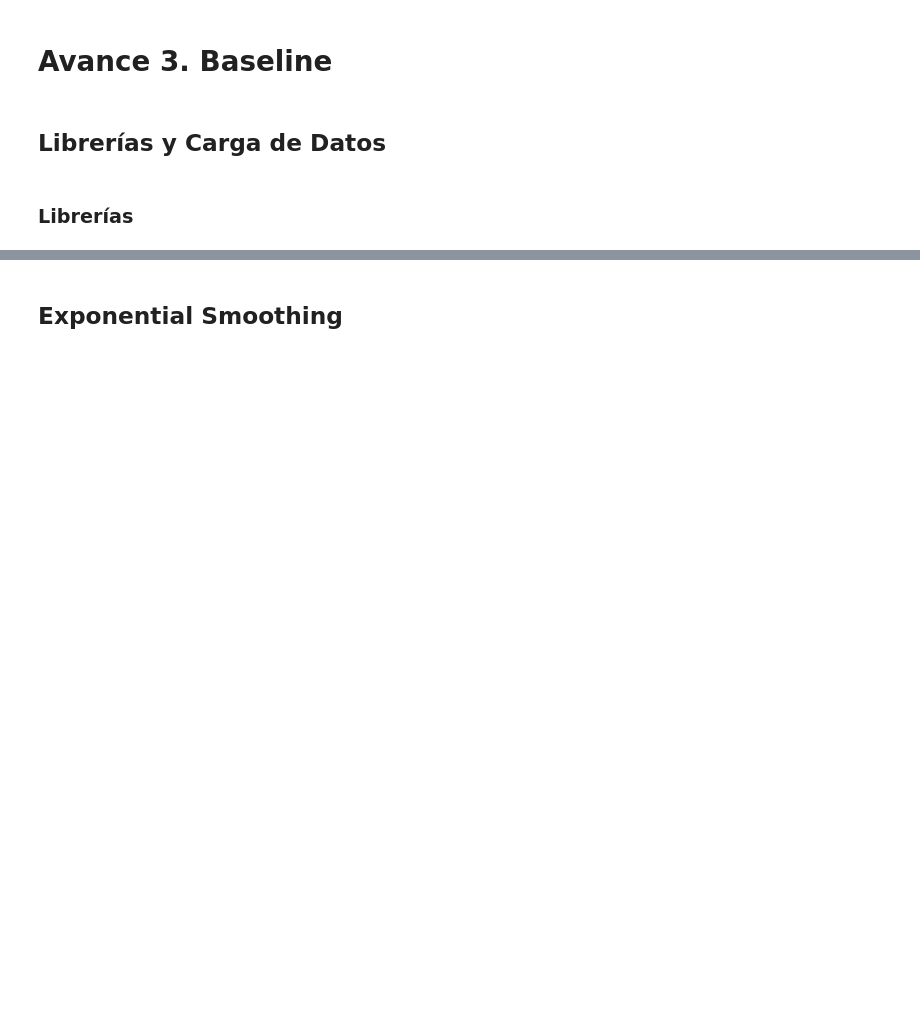
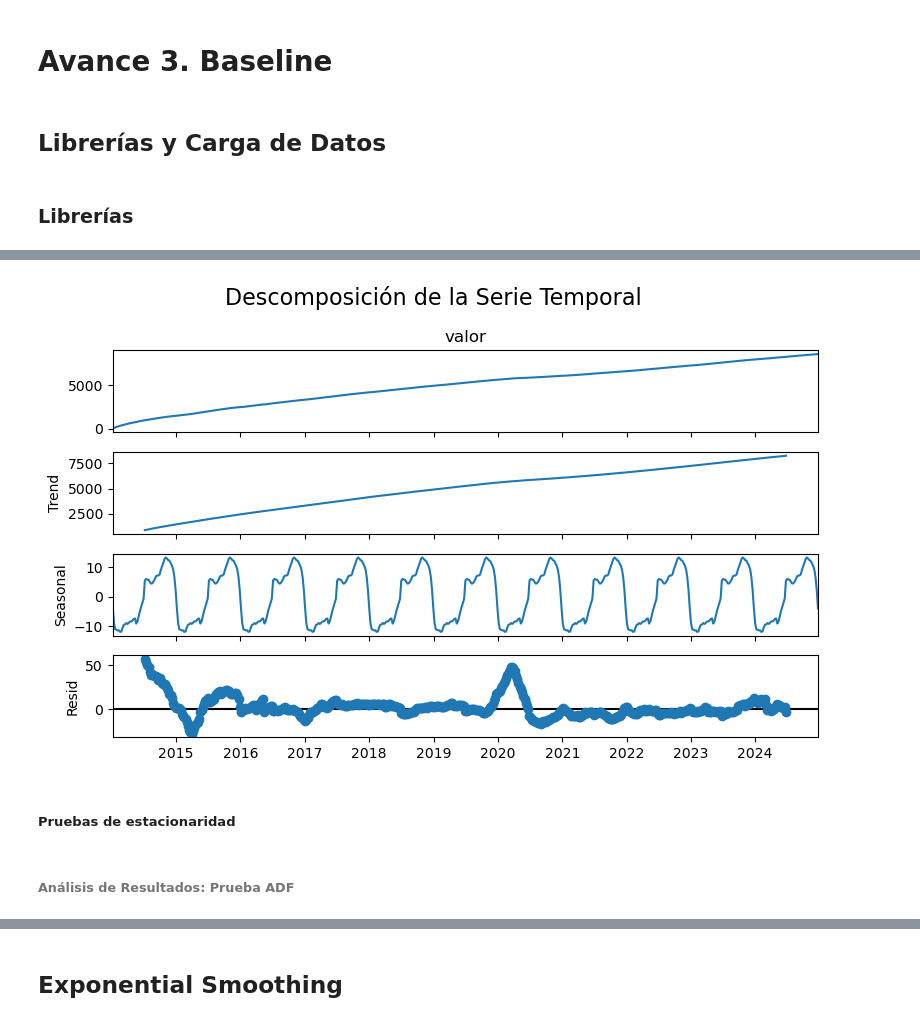
Before and after one commit to AbioticBaton4/proyecto-integrador-mna, a Jupyter notebook: notebooks/modeling/Avance3.Equipo16.ipynb, the cells around one changed output, grey strips where cells are left out. Cells and saved outputs as stored; diff of their text form; code cells hidden in the pictures; blank space fills up the shorter version.

```diff
--- a/notebooks/modeling/Avance3.Equipo16.ipynb
+++ b/notebooks/modeling/Avance3.Equipo16.ipynb
@@ -233,0 +225,11 @@ df.head()
+# %%
+from scipy import stats
+df_boxcox = df_filtrado.copy()
+serie_transformada, lambda_optimo = stats.boxcox(df_boxcox['valor'])
+df_boxcox['valor'] = serie_transformada
+
+x= 'fecha'
+y= 'valor'
+title = 'Serie de tiempo General acumulada (df_final)'
+# Gráfica de línea con plotly / seaborn según selección del usuario
+func.plot_timeseries(df_boxcox, x=x, y=y, title=title, plotly_engine=USE_PLOTLY)
@@ -233,0 +238,10 @@ df.head()
+# %%
+ts_data_boxcox = df_boxcox.set_index('fecha')['valor']
+
+# Mostrar las primeras filas de la serie temporal preparada
+print("Serie temporal preparada para descomposición:")
+display(ts_data_boxcox.head())
+
+# Mostrar información de la serie temporal
+print("\nInformación de la serie temporal:")
+ts_data_boxcox.info()
@@ -233,0 +266,9 @@ df.head()
+# %%
+# Descomposición de la serie en sus tres componentes: tendencia, estacionalidad y ruido
+func.show_decomposition(ts_data_boxcox, model='additive', figsize=(8, 5))
+# %% [output]
+[figure, added]
+# %% [markdown]
+##### Pruebas de estacionaridad
+# %% [markdown]
+###### Análisis de Resultados: Prueba ADF
```
Also changed, not shown: parts of 78 cells of this notebook.
